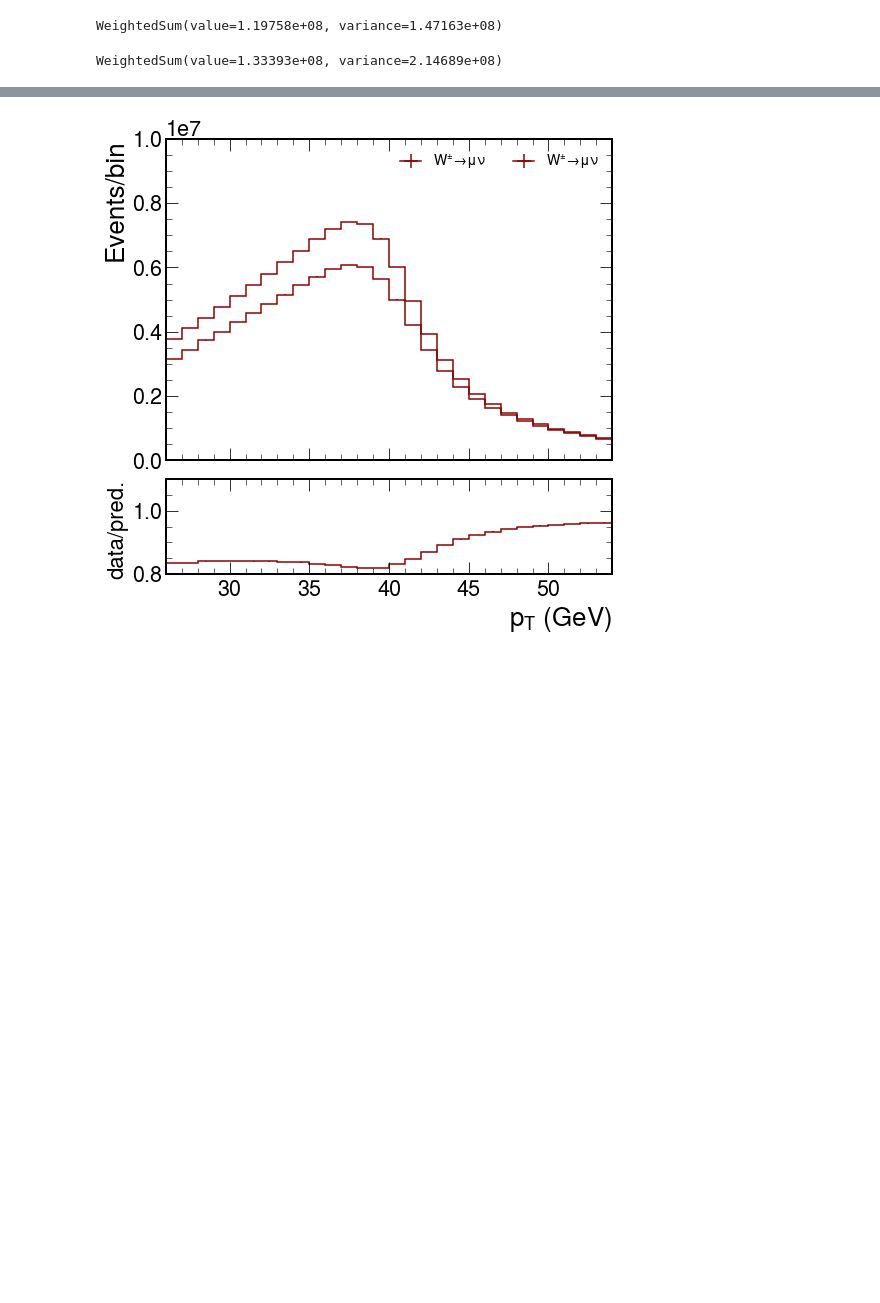
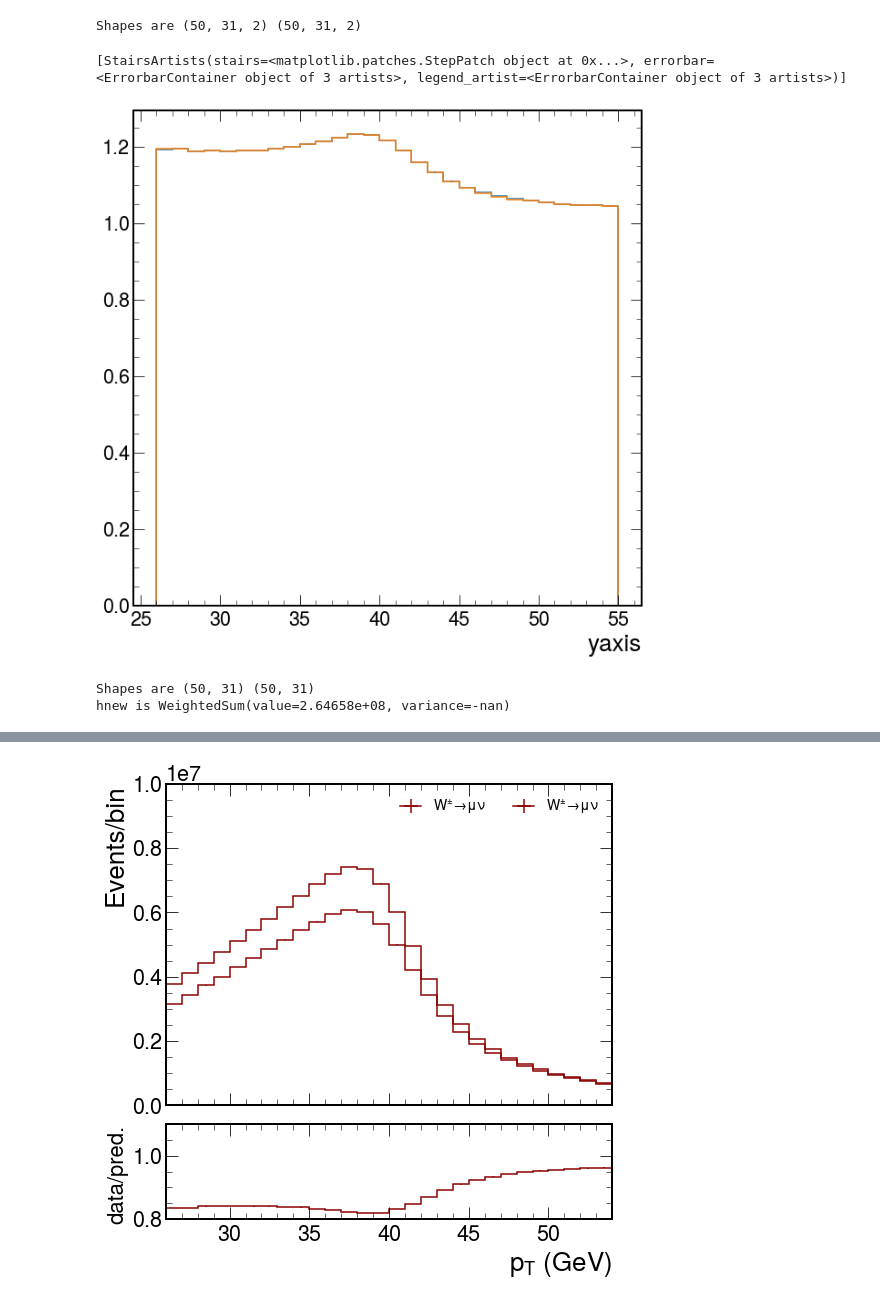
Before and after one commit to bendavid/WRemnants, a Jupyter notebook: notebooks/systsScratch.ipynb, the cells around one changed output, grey strips where cells are left out. Saved outputs shown, nothing was run; the diff lists cells and outputs as text; code cells hidden in the pictures; blank space fills up the shorter version.

Commit message:
Combine scripts run and give seemingly reasonable results

```diff
--- a/notebooks/systsScratch.ipynb
+++ b/notebooks/systsScratch.ipynb
@@ -9,12 +12,27 @@ import hist
 %load_ext autoreload
 %autoreload 2
 # %%
-groups.results["WplusmunuPostVFP"]["output"]["nominal"].sum(flow=True)
+groups = datagroups2016("../mw_with_mu_eta_pt.pkl.lz4")
-# %% [output]
-WeightedSum(value=1.19758e+08, variance=1.47163e+08)
+# %%
+procDict = groups.datagroupsForHist("nominal", label="nominal")
+# %% [output]
+Shapes are (50, 31, 2) (50, 31, 2)
 # %%
-groups.results["WplusmunuPostVFP"]["output"]["qcdScaleByHelicity"][{"muRfact" : 1.j, "muFfact" : 1.j}].sum(flow=True)
+combine = datagroups2016("../temp/WMassCombineInput.root")
-# %% [output]
-WeightedSum(value=1.33393e+08, variance=2.14689e+08)
 # %%
-groups = datagroups2016("../mw_with_mu_eta_pt.pkl.lz4")
+procs = combine.datagroupsForHist("x_Wmunu_plus", label="nominal")
+procs = combine.datagroupsForHist("x_Wmunu_CMS_scale_m_ieta0Up_plus", label="scaleEta0Up")
+procs = combine.datagroupsForHist("x_Wmunu_CMS_scale_m_ieta0Down_plus", label="scaleEta0Down")
+# %%
+hh.divideHists(procs["Wmunu"]["scaleEta0Up"].project(1), procs["Wmunu"]["nominal"].project(1)).plot()
+hh.divideHists(procs["Wmunu"]["scaleEta0Down"].project(1), procs["Wmunu"]["nominal"].project(1)).plot()
+#plt.ylim([0.99, 1.01])
+# %% [output]
+[StairsArtists(stairs=<matplotlib.patches.StepPatch object at 0x...>, errorbar=<ErrorbarContainer object of 3 artists>, legend_artist=<ErrorbarContainer object of 3 artists>)]
+[figure, added]
+# %%
+hnom = procs["Wmunu"]["nominal"][{"zaxis" : 1}]
+hmirror = hh.mirrorHist(hnom, procs["Wmunu"]["pdf2Up"][{"zaxis" : 1}])
+# %% [output]
+Shapes are (50, 31) (50, 31)
+hnew is WeightedSum(value=2.64658e+08, variance=-nan)
```
Also changed, not shown: parts of 5 cells of this notebook, 6 other files.
